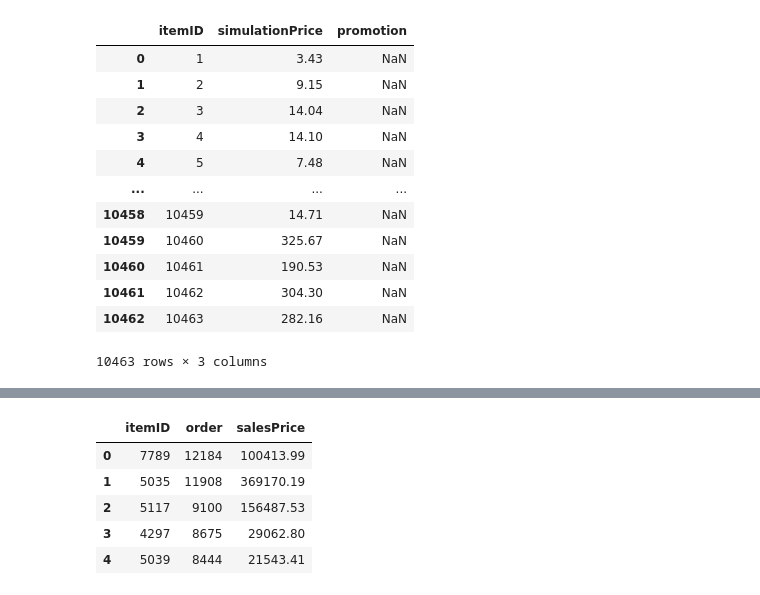
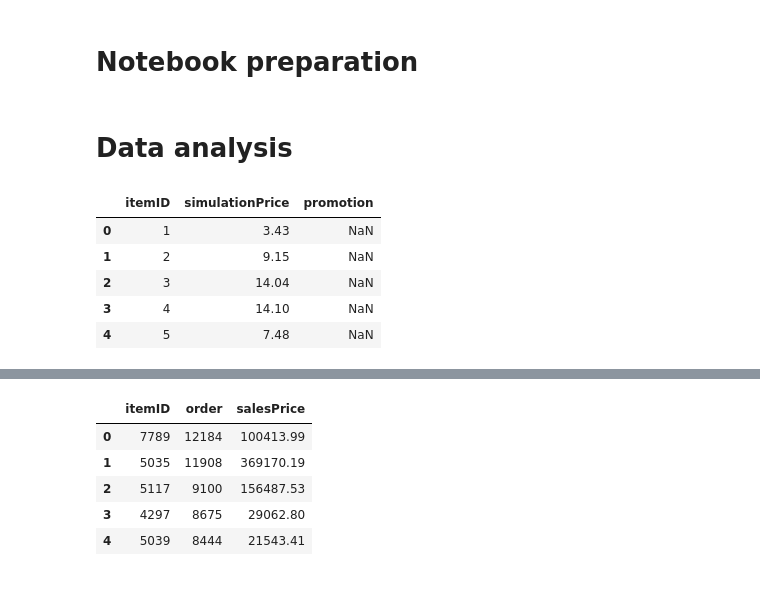
Before and after one commit to janwithb/data-mining-cup-2020, a Jupyter notebook: scripts/data_analysis.ipynb, the cells around one changed output, grey strips where cells are left out. Saved outputs shown, nothing was run; the diff lists cells and outputs as text; code cells hidden in the pictures.

```diff
--- a/scripts/data_analysis.ipynb
+++ b/scripts/data_analysis.ipynb
@@ -1,3 +1,5 @@
+# %% [markdown]
+# Notebook preparation
 # %%
 import datetime
 import matplotlib.dates as mdates
@@ -9,19 +12,14 @@ from matplotlib.dates import DateFormatter
+# %% [markdown]
+# Data analysis
 # %%
 infos = pd.read_csv('../data/infos.csv', sep='|')
-infos
+infos.head()
 # %% [output]
 |  | itemID | simulationPrice | promotion |
 | 0 | 1 | 3.43 | NaN |
 | 1 | 2 | 9.15 | NaN |
 | 2 | 3 | 14.04 | NaN |
 | 3 | 4 | 14.10 | NaN |
 | 4 | 5 | 7.48 | NaN |
-| ... | ... | ... | ... |
-| 10458 | 10459 | 14.71 | NaN |
-| 10459 | 10460 | 325.67 | NaN |
-| 10460 | 10461 | 190.53 | NaN |
-| 10461 | 10462 | 304.30 | NaN |
-| 10462 | 10463 | 282.16 | NaN |
-10463 rows × 3 columns
 # %%
 items = pd.read_csv('../data/items.csv', sep='|')
```
Also changed, not shown: parts of 23 cells of this notebook.
